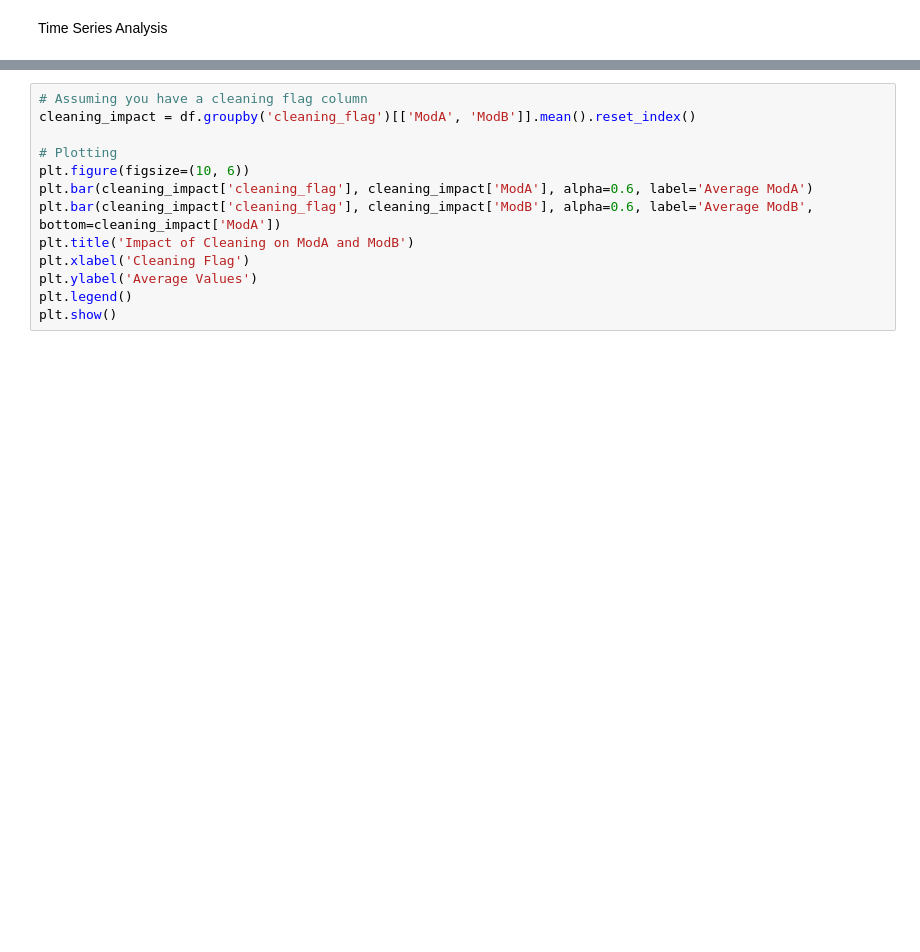
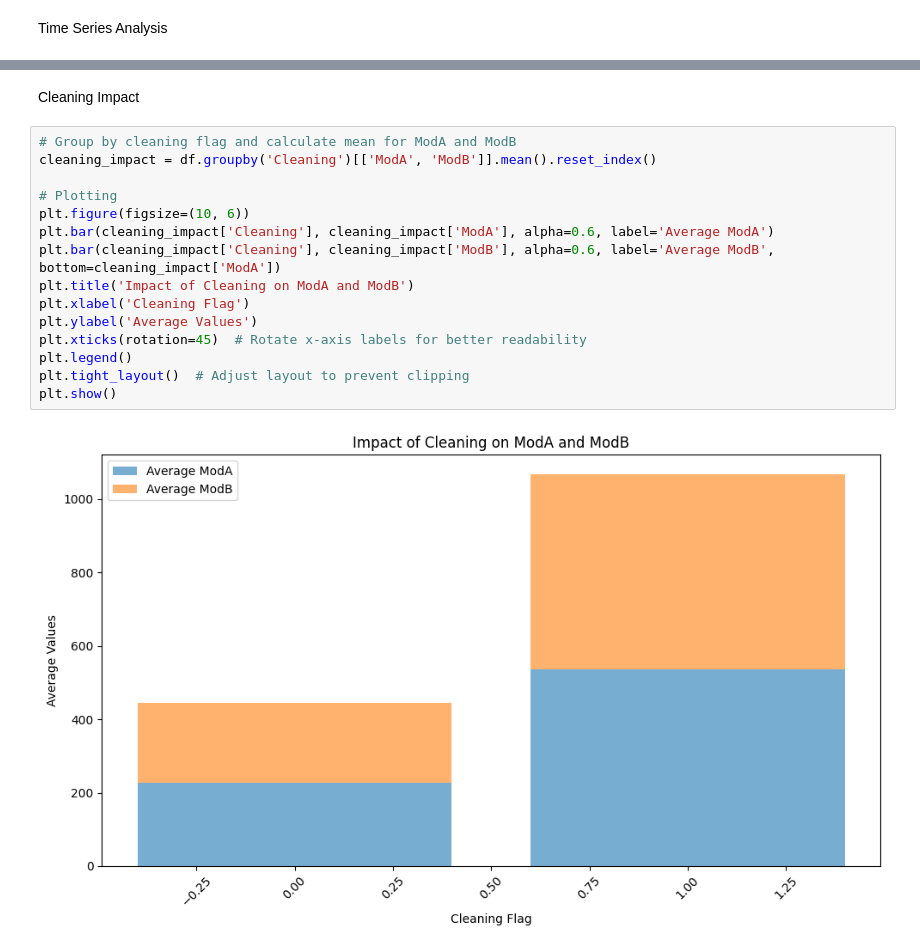
Before and after one commit to Gashaye1023/solar-challenge-week1, a Jupyter notebook: togo_eda.ipynb, the cells around one changed output, grey strips where cells are left out. Saved outputs shown, nothing was run; the diff lists cells and outputs as text; blank space fills up the shorter version.

```diff
--- a/togo_eda.ipynb
+++ b/togo_eda.ipynb
@@ -153,13 +155,19 @@ plt.show()
-# %%
-# Assuming you have a cleaning flag column
-cleaning_impact = df.groupby('cleaning_flag')[['ModA', 'ModB']].mean().reset_index()
-
-# Plotting
-plt.figure(figsize=(10, 6))
-plt.bar(cleaning_impact['cleaning_flag'], cleaning_impact['ModA'], alpha=0.6, label='Average ModA')
-plt.bar(cleaning_impact['cleaning_flag'], cleaning_impact['ModB'], alpha=0.6, label='Average ModB', bottom=cleaning_impact['ModA'])
-plt.title('Impact of Cleaning on ModA and ModB')
-plt.xlabel('Cleaning Flag')
-plt.ylabel('Average Values')
-plt.legend()
-plt.show()
+# %% [markdown]
+Cleaning Impact
+# %%
+# Group by cleaning flag and calculate mean for ModA and ModB
+cleaning_impact = df.groupby('Cleaning')[['ModA', 'ModB']].mean().reset_index()
+
+# Plotting
+plt.figure(figsize=(10, 6))
+plt.bar(cleaning_impact['Cleaning'], cleaning_impact['ModA'], alpha=0.6, label='Average ModA')
+plt.bar(cleaning_impact['Cleaning'], cleaning_impact['ModB'], alpha=0.6, label='Average ModB', bottom=cleaning_impact['ModA'])
+plt.title('Impact of Cleaning on ModA and ModB')
+plt.xlabel('Cleaning Flag')
+plt.ylabel('Average Values')
+plt.xticks(rotation=45)  # Rotate x-axis labels for better readability
+plt.legend()
+plt.tight_layout()  # Adjust layout to prevent clipping
+plt.show()
+# %% [output]
+[figure, added]
```
Also changed, not shown: parts of 10 cells of this notebook.
